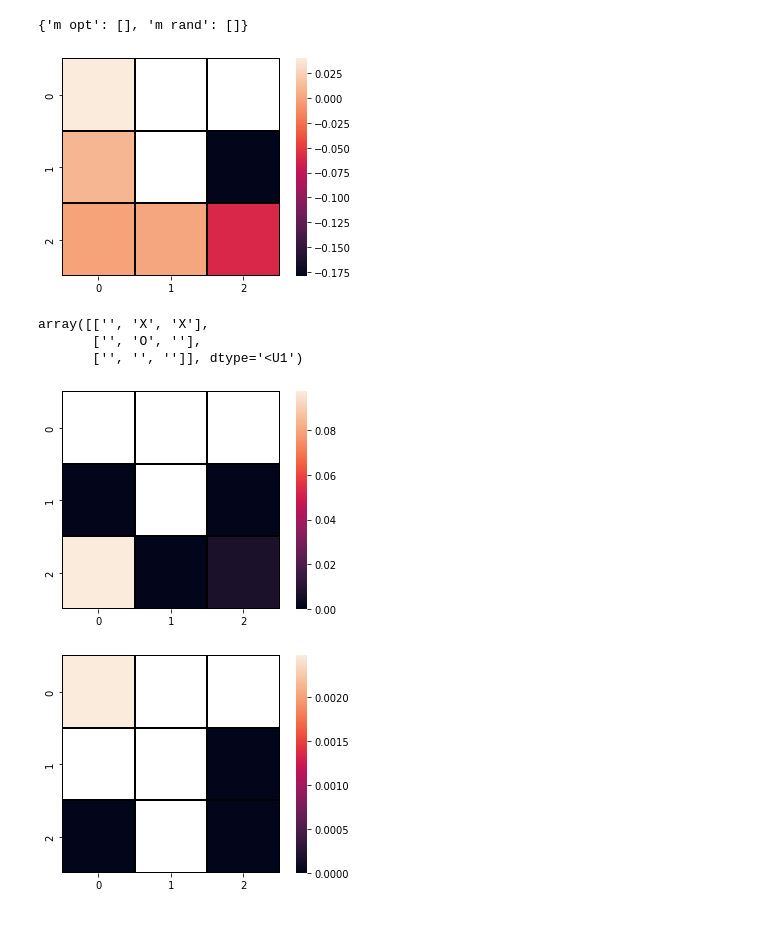
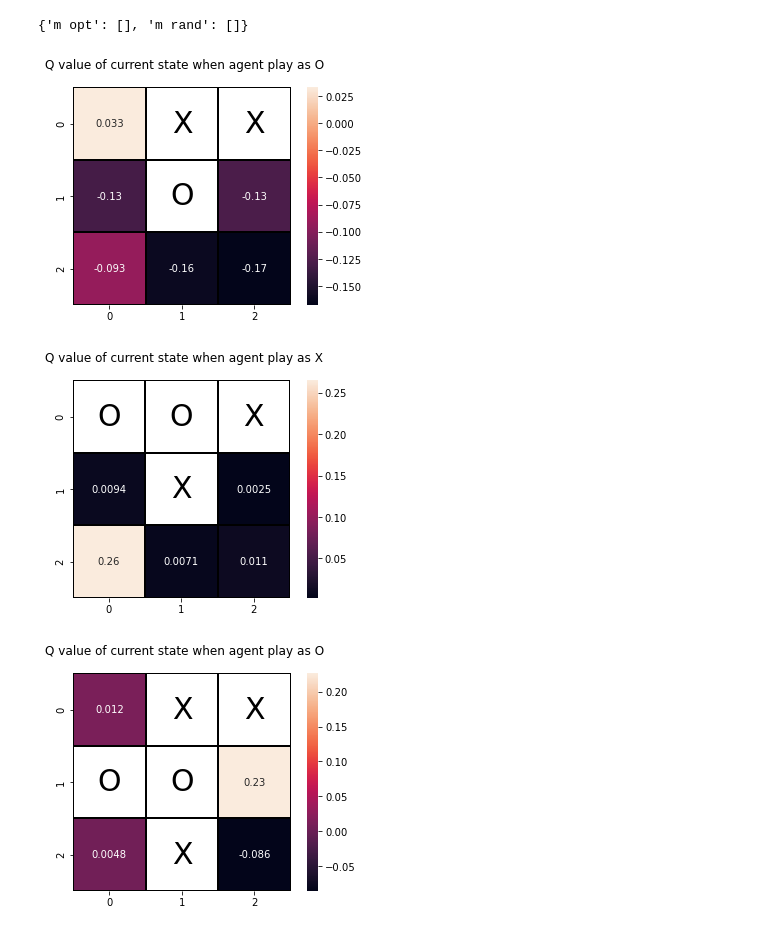
Before and after one commit to wiggleman/CS-456-project, a Jupyter notebook: Q_learning.ipynb, the cells around one changed output. Saved outputs shown, nothing was run; the diff lists cells and outputs as text; code cells hidden in the pictures.

Commit message:
fixed Q10's heatmap

```diff
--- a/Q_learning.ipynb
+++ b/Q_learning.ipynb
@@ -562,34 +562,37 @@ self_train(my_player,False)
 {'m opt': [], 'm rand': []}
 # %%
 my_player.set_player("O")
-(heat, mask) = my_player.get_heat_map(grid1)
+heat, mask = my_player.get_heat_map(grid1)
 text = grid_to_text(grid1)
-hmap = sns.heatmap(heat, mask=mask,square = True,linewidths=0.01, linecolor='k', annot = text, fmt = "" )
-fig = hmap.get_figure()
+fig, ax = plt.subplots()
+ax = sns.heatmap(heat, mask=mask,square = True,linewidths=0.01, linecolor='k', annot = True )
+for ix, iy in np.ndindex(3,3):
+    ax.text(iy+0.5, ix+0.5, text[ix,iy],fontsize=30,horizontalalignment='center',verticalalignment='center')
+fig.suptitle("Q value of current state when agent play as O")
 fig.savefig("q_learning_figures/Q10_1.png")
 # %% [output]
-[figure, old version]
+[figure, new version]
-# %%
-text
-# %% [output]
-array([['', 'X', 'X'],
-       ['', 'O', ''],
-       ['', '', '']], dtype='<U1')
 # %%
 my_player.set_player("X")
 heat, mask = my_player.get_heat_map(grid2)
 text = grid_to_text(grid2)
-hmap = sns.heatmap(heat, mask=mask,square = True,linewidths=0.01, linecolor='k', annot = text , fmt = '')
-fig = hmap.get_figure()
+fig, ax = plt.subplots()
+ax = sns.heatmap(heat, mask=mask,square = True,linewidths=0.01, linecolor='k', annot = True )
+for ix, iy in np.ndindex(3,3):
+    ax.text(iy+0.5, ix+0.5, text[ix,iy],fontsize=30,horizontalalignment='center',verticalalignment='center')
+fig.suptitle("Q value of current state when agent play as X")
 fig.savefig("q_learning_figures/Q10_2.png")
 # %% [output]
-[figure, old version]
+[figure, new version]
 # %%
 my_player.set_player("O")
 heat, mask = my_player.get_heat_map(grid3)
 text = grid_to_text(grid3)
-hmap = sns.heatmap(heat, mask=mask,square = True,linewidths=0.01, linecolor='k', annot = text , fmt = '')
-fig = hmap.get_figure()
+fig, ax = plt.subplots()
+ax = sns.heatmap(heat, mask=mask,square = True,linewidths=0.01, linecolor='k', annot = True )
+for ix, iy in np.ndindex(3,3):
+    ax.text(iy+0.5, ix+0.5, text[ix,iy],fontsize=30,horizontalalignment='center',verticalalignment='center')
+fig.suptitle("Q value of current state when agent play as O")
 fig.savefig("q_learning_figures/Q10_3.png")
 # %% [output]
-[figure, old version]
+[figure, new version]
```
Also changed, not shown: parts of 1 cell of this notebook, 3 other files.
